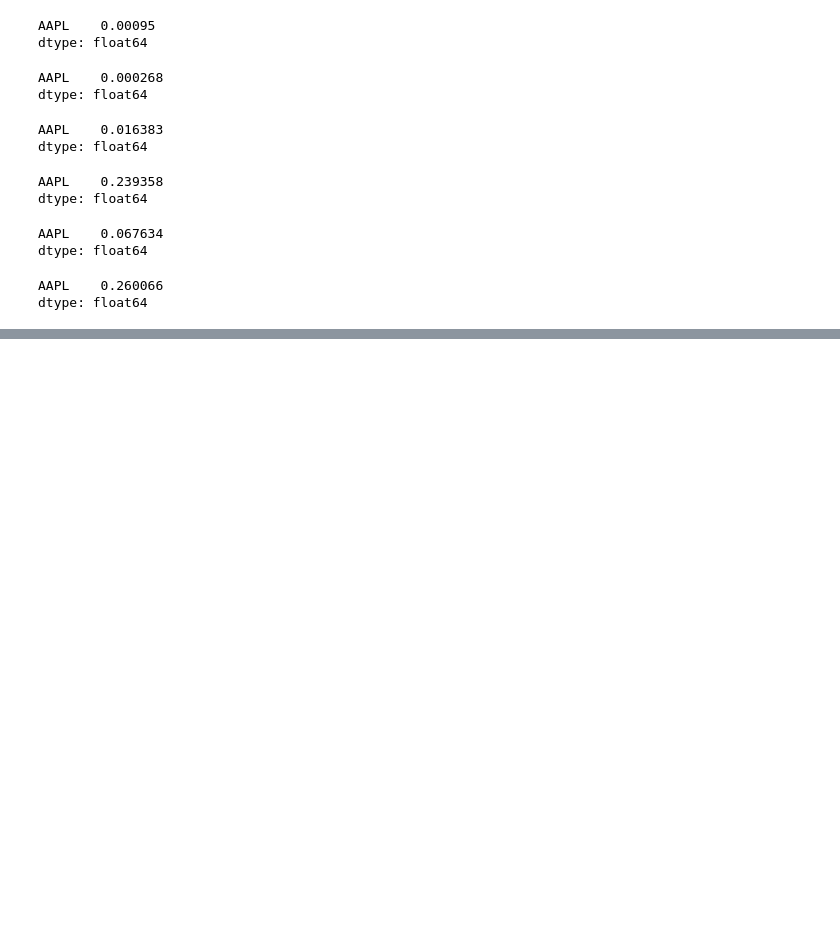
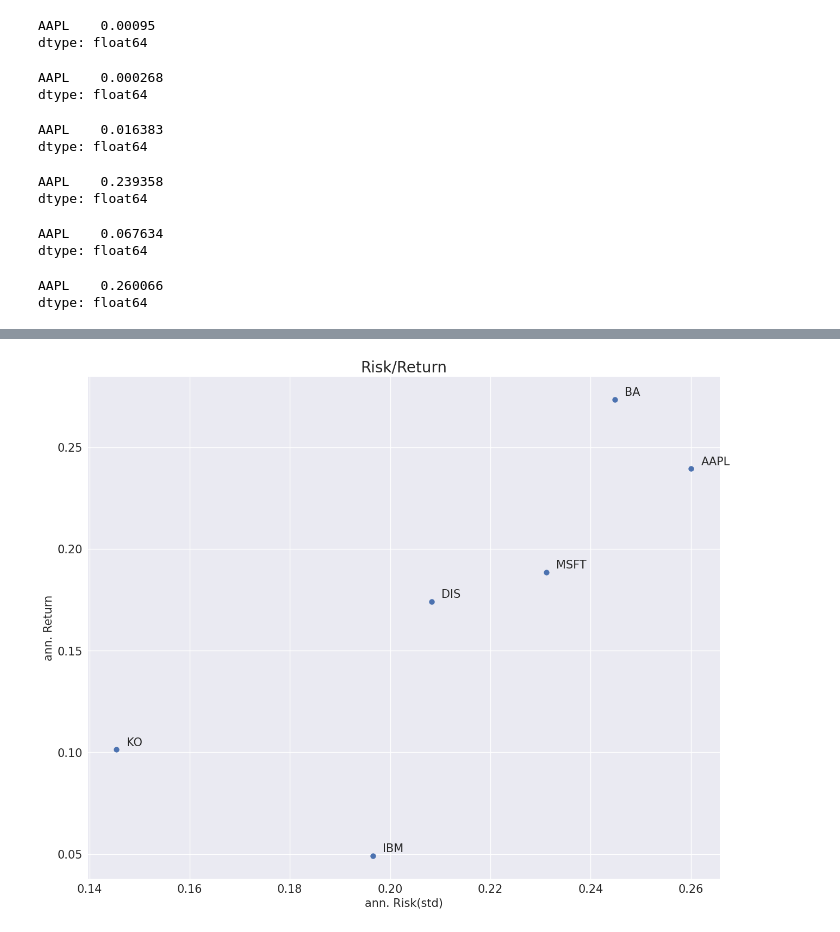
Before and after one commit to JamieW365/finance_projects, a Jupyter notebook: notebooks/essential_finance.ipynb, the cells around one changed output, grey strips where cells are left out. Saved outputs shown, nothing was run; the diff lists cells and outputs as text; code cells hidden in the pictures; blank space fills up the shorter version.

Commit message:
plotting annualized risk and return

```diff
--- a/notebooks/essential_finance.ipynb
+++ b/notebooks/essential_finance.ipynb
@@ -441,0 +462,4 @@ dtype: float64
+# %%
+# Calculating percentage change for each stock
+df_ret = df_close.pct_change().dropna()
+df_ret
@@ -441,0 +494,4 @@ dtype: float64
+# %%
+# We can take the mean and standard deviation of each stock from here
+df_summary = df_ret.describe().T[['mean', 'std']]
+df_summary
@@ -441,0 +506,5 @@ dtype: float64
+# %%
+# We can annualize our daily mean and std statistics
+df_summary['mean'] *= 252
+df_summary['std'] *= np.sqrt(252)
+df_summary
@@ -441,0 +519,10 @@ dtype: float64
+# %%
+df_summary.plot(kind='scatter', x='std', y='mean', figsize=(15,12), s=50, fontsize=15)
+for i in df_summary.index:
+    plt.annotate(i, xy=(df_summary.loc[i, "std"]+0.002, df_summary.loc[i, "mean"]+0.002), size = 15)
+plt.xlabel("ann. Risk(std)", fontsize = 15)
+plt.ylabel("ann. Return", fontsize = 15)
+plt.title("Risk/Return", fontsize = 20)
+plt.show()
+# %% [output]
+[figure, added]
```
Also changed, not shown: parts of 7 cells of this notebook.
